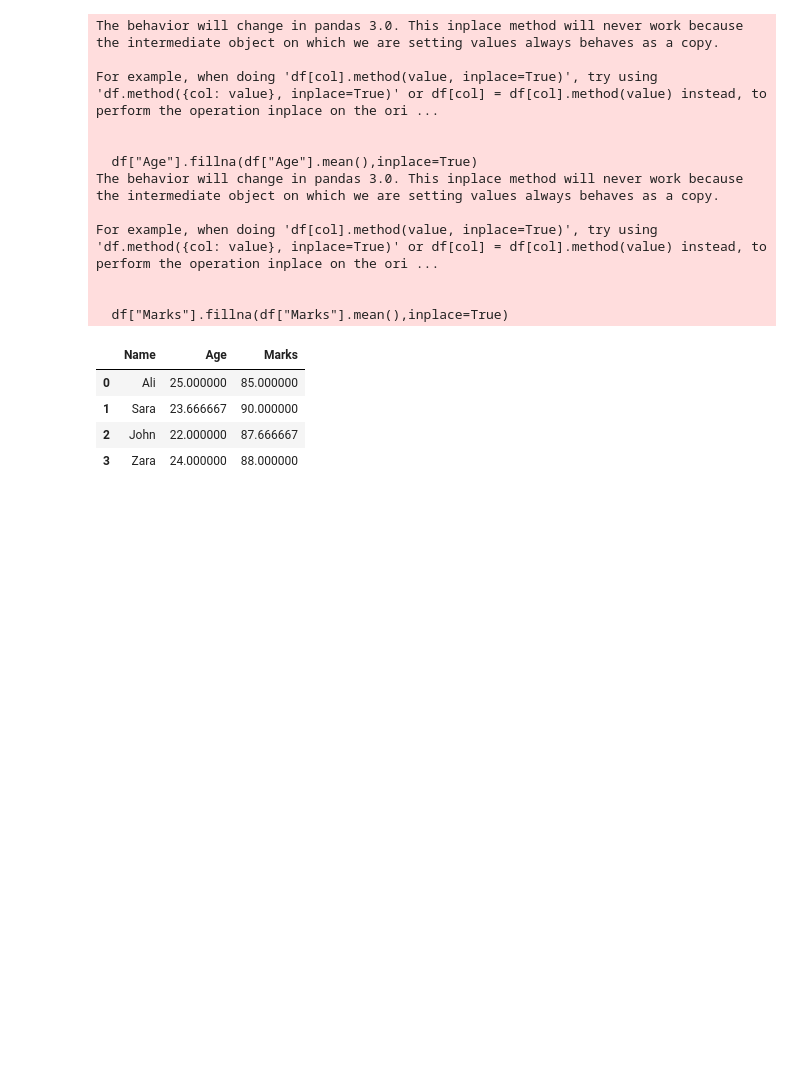
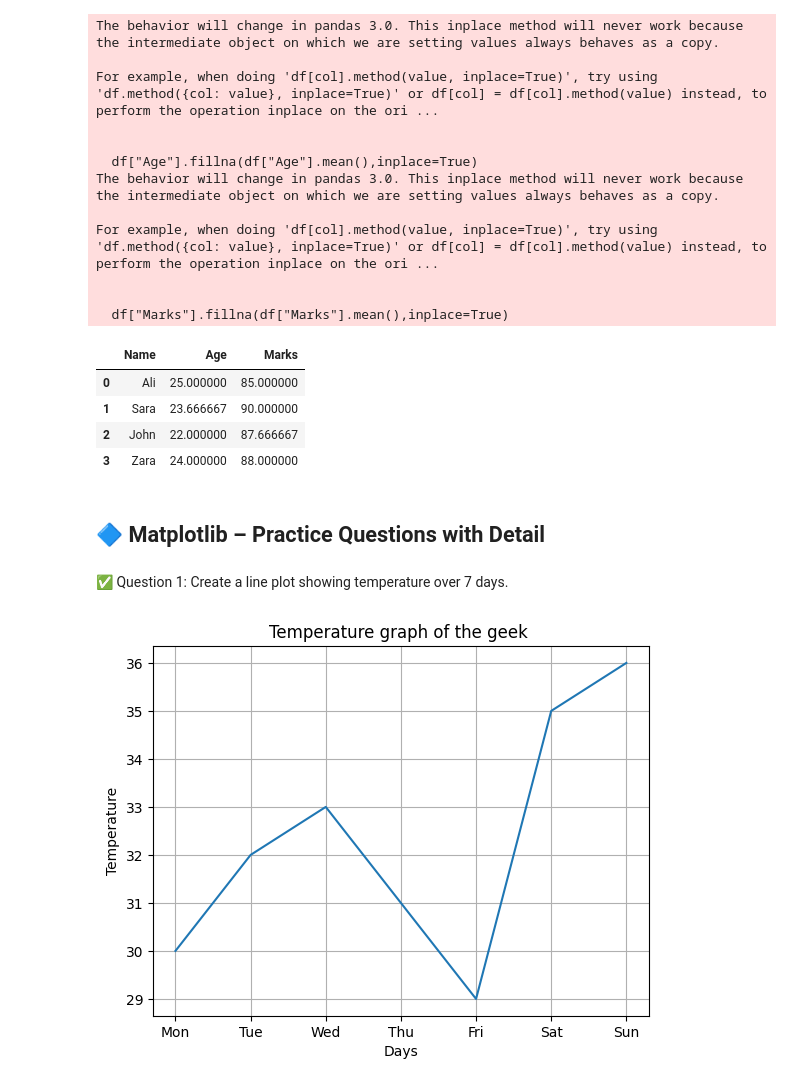
Before and after one commit to Muhammad361738/Data-science-ned, a Jupyter notebook: revesion_numpy_pandas_matplotlib/revesion.ipynb, the cells around one changed output. Cells and saved outputs as stored; diff of their text form; code cells hidden in the pictures; blank space fills up the shorter version.

Commit message:
Add revesion of numpy pandas and matplotlib

```diff
--- a/revesion_numpy_pandas_matplotlib/revesion.ipynb
+++ b/revesion_numpy_pandas_matplotlib/revesion.ipynb
@@ -162,3 +162,5 @@ For example, when doing 'df[col].method(value, inplace=True)', try using 'df.met
 | 1 | Sara | 23.666667 | 90.000000 |
 | 2 | John | 22.000000 | 87.666667 |
 | 3 | Zara | 24.000000 | 88.000000 |
+# %% [markdown]
+## 🔷 Matplotlib – Practice Questions with Detail
@@ -164,0 +169,15 @@ For example, when doing 'df[col].method(value, inplace=True)', try using 'df.met
+# %% [markdown]
+✅ Question 1:
+Create a line plot showing temperature over 7 days.
+# %%
+days = ['Mon', 'Tue', 'Wed', 'Thu', 'Fri', 'Sat', 'Sun']
+temperature = [30, 32, 33, 31, 29, 35, 36]
+
+plt.plot(days,temperature)
+plt.xlabel("Days")
+plt.ylabel("Temperature")
+plt.title("Temperature graph of the geek ")
+plt.grid(True)
+plt.show()
+# %% [output]
+[figure, added]
```
Also changed, not shown: parts of 5 cells of this notebook, 1 other file.
